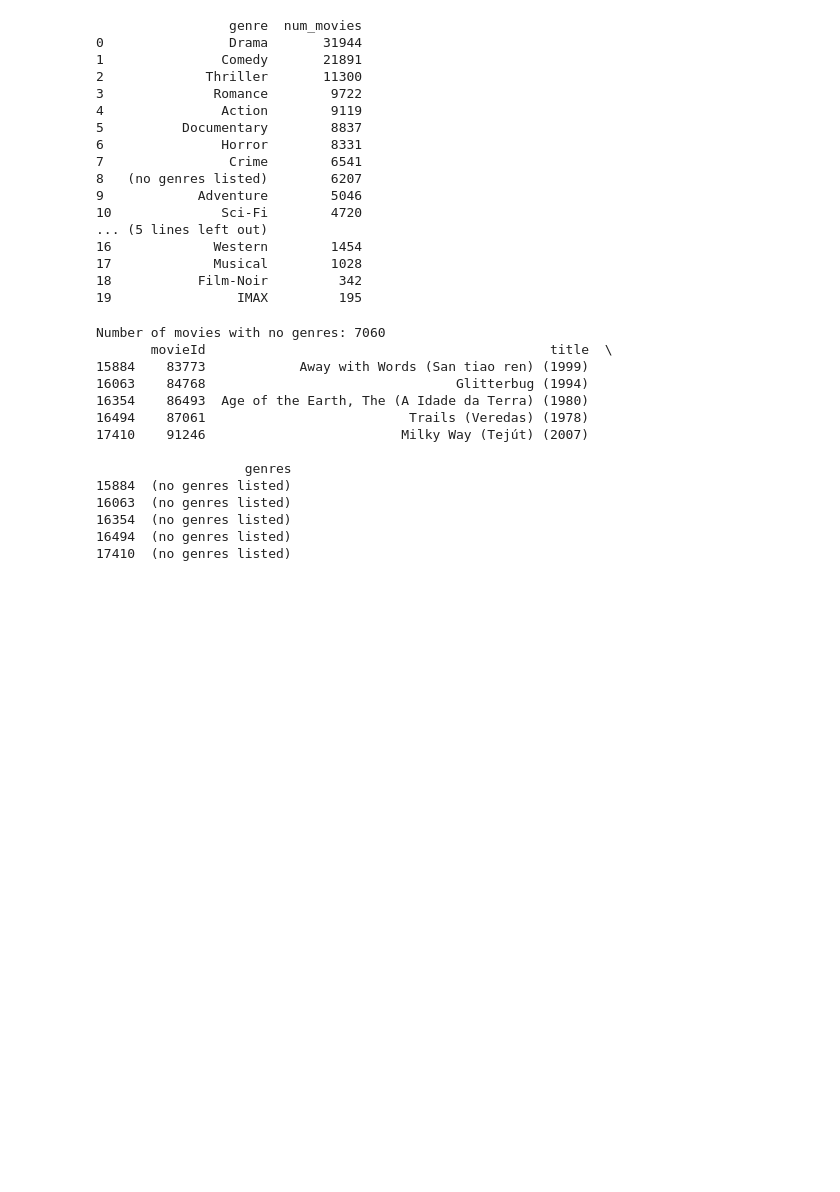
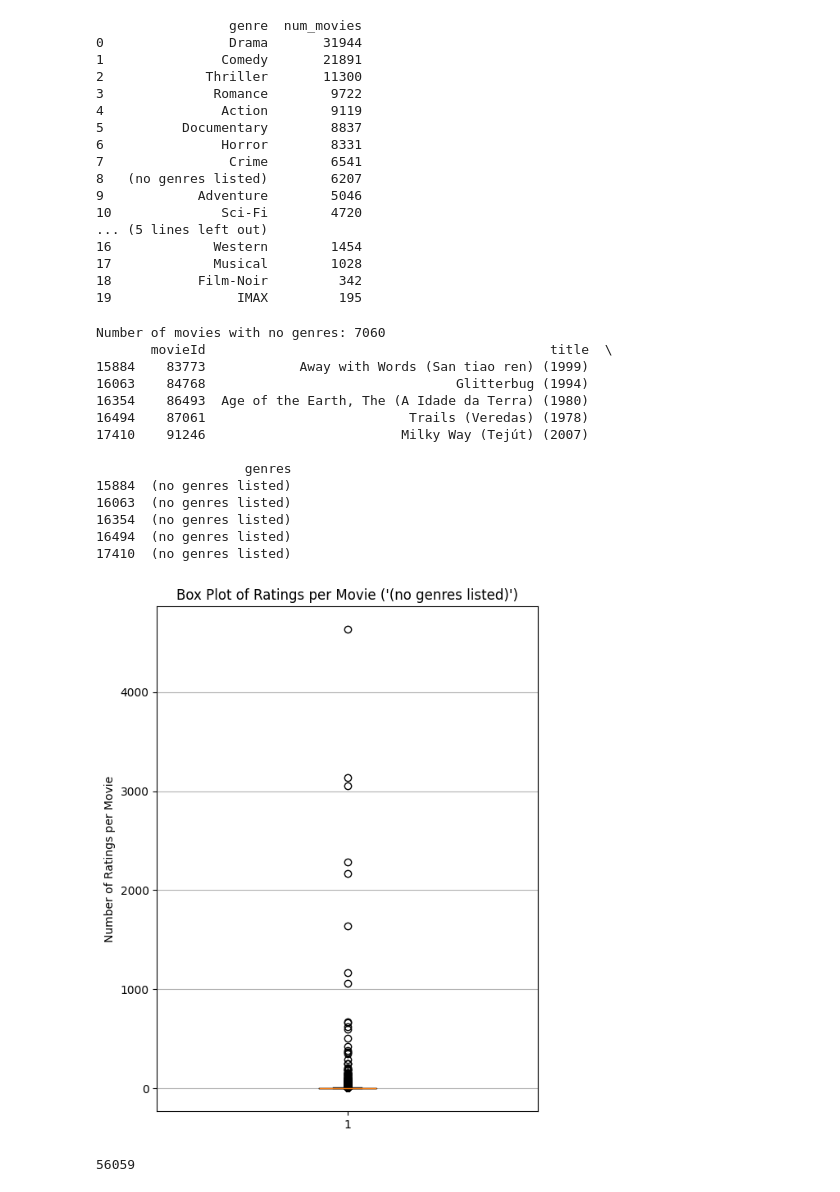
Before and after one commit to siemvo/Movie_Recs, a Jupyter notebook: Data_Exploration.ipynb, the cells around one changed output. Saved outputs shown, nothing was run; the diff lists cells and outputs as text; code cells hidden in the pictures; blank space fills up the shorter version.

```diff
--- a/Data_Exploration.ipynb
+++ b/Data_Exploration.ipynb
@@ -321,3 +389,24 @@ Number of movies with no genres: 7060
 16354  (no genres listed)
 16494  (no genres listed)
 17410  (no genres listed)
+# %%
+import matplotlib.pyplot as plt
+
+# Get only movies with "(no genres listed)"
+no_genre_movies_ids = no_genre_movies['movieId'].unique()
+
+# Count number of ratings per movie
+ratings_per_movie = data[data['movieId'].isin(no_genre_movies_ids)].groupby('movieId').size()
+
+# Box plot
+plt.figure(figsize=(6,8))
+plt.boxplot(ratings_per_movie, vert=True)
+plt.ylabel("Number of Ratings per Movie")
+plt.title("Box Plot of Ratings per Movie ('(no genres listed)')")
+plt.grid(True, axis='y')
+plt.show()
+
+print(ratings_per_movie.sum())
+# %% [output]
+[figure, added]
+56059
```
Also changed, not shown: parts of 6 cells of this notebook, 2 other files.
